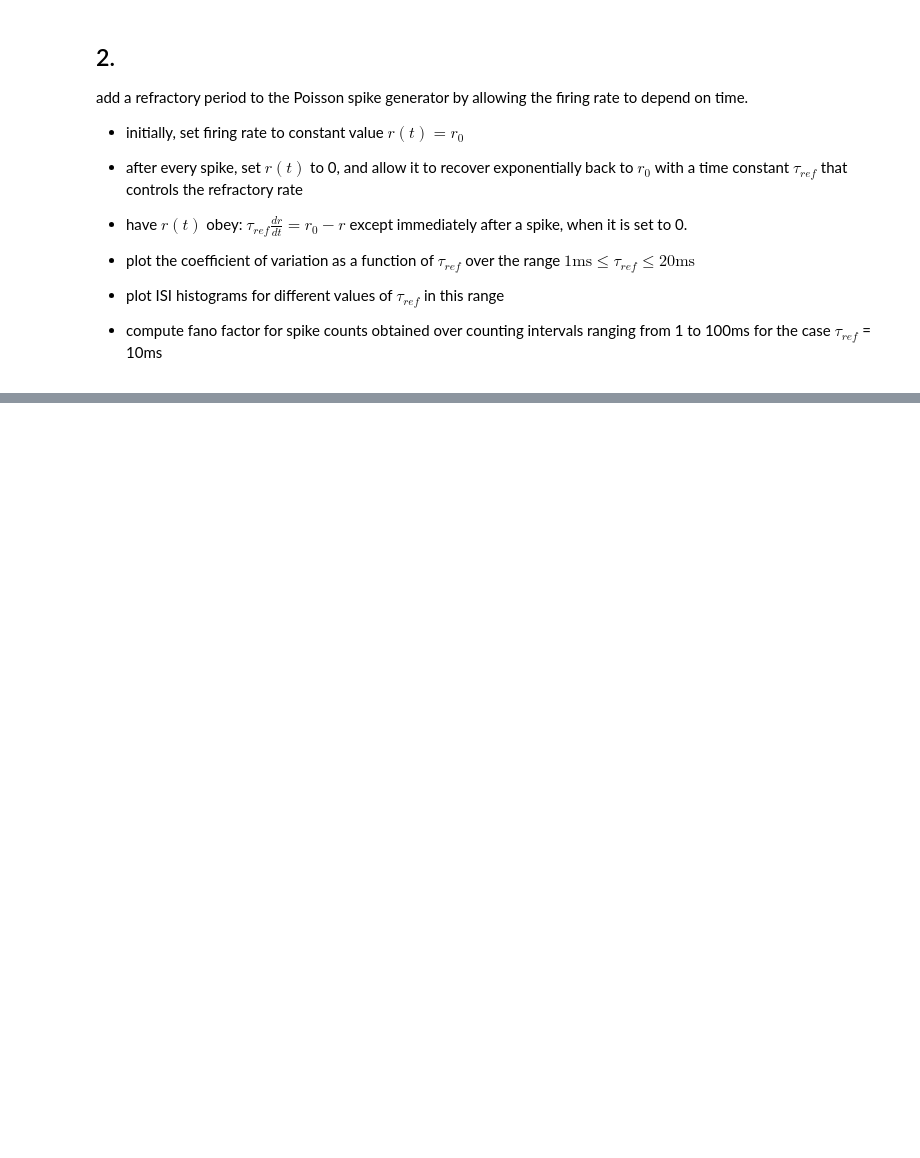
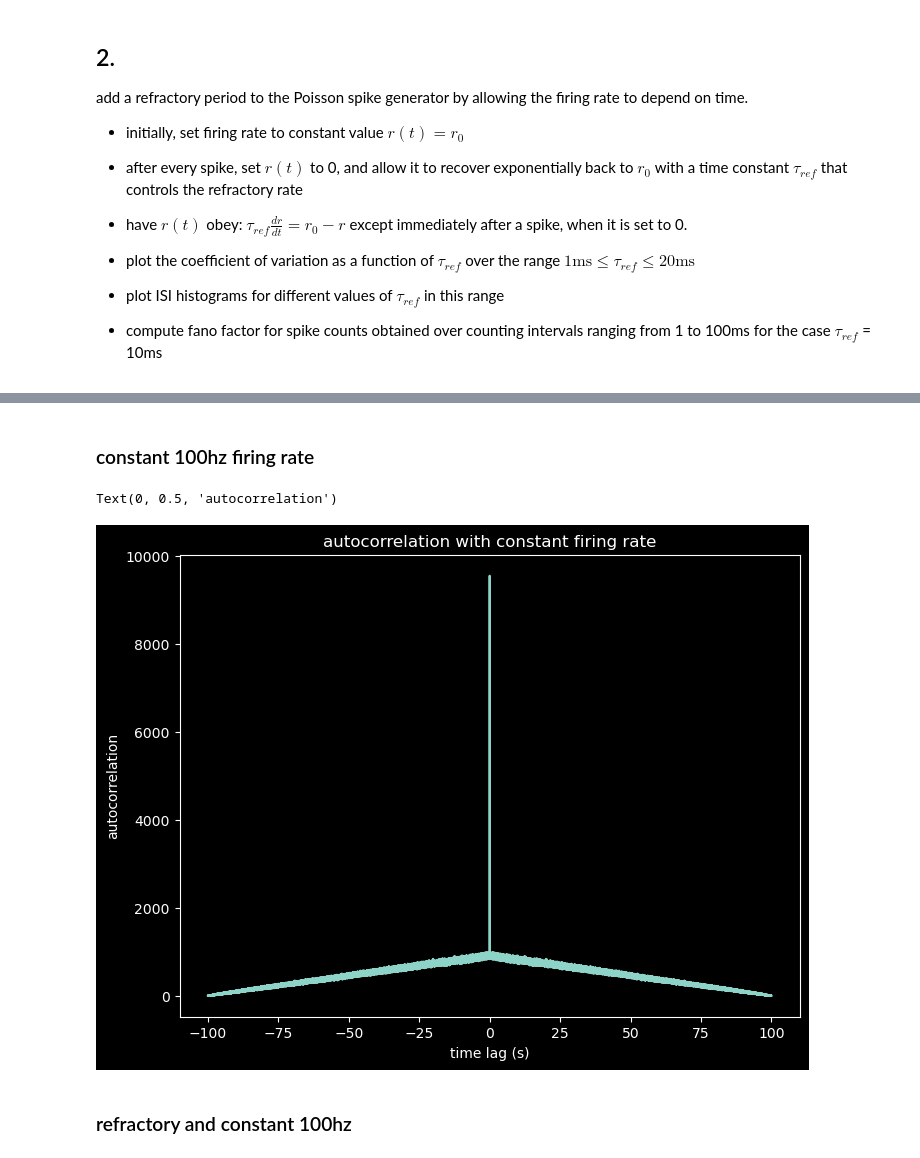
Before and after one commit to polsen99/theoretical_neuroscience, a Jupyter notebook: ch1.ipynb, the cells around one changed output, grey strips where cells are left out. Drawn from its saved outputs; the diff is of its cells as text; code cells hidden in the pictures; blank space fills up the shorter version.

```diff
--- a/ch1.ipynb
+++ b/ch1.ipynb
@@ -169,0 +182,37 @@ IndexError: list index out of range
+# %% [markdown]
+### constant 100hz firing rate
+# %%
+T = 100 # total time, seconds
+r = 100 # firing rate, Hz
+dt = 1e-3 # timestep, seconds
+tmax = int(T/dt) # max time
+t = np.arange(0, tmax) # time vector
+rt = dt * r # time dependent firing rate
+
+# generate spikes
+spikes = rng.poisson(lam=rt, size=tmax)
+spikes[spikes > 1] = 1
+# get spike times
+spike_times = np.where(spikes)[0]
+# get ISI
+isi = np.diff(spike_times)
+# %%
+def autocorrelation(spike_train):
+    result = np.correlate(spike_train, spike_train, mode='full')
+    # autocorrelation is symmetric, so only keep positive time lags
+    return result#[result.size // 2:]
+# %%
+autocorr1 = autocorrelation(spikes)
+lags = np.arange(-len(autocorr1) // 2 + 1, len(autocorr1) // 2 + 1) * dt
+# %%
+fig, ax = plt.subplots(figsize=(8, 6))
+
+ax.plot(lags, autocorr1)
+ax.set_title('autocorrelation with constant firing rate')
+ax.set_xlabel('time lag (s)')
+ax.set_ylabel('autocorrelation')
+# %% [output]
+Text(0, 0.5, 'autocorrelation')
+[figure, added]
+# %% [markdown]
+### refractory and constant 100hz
```
Also changed, not shown: parts of 28 cells of this notebook.
